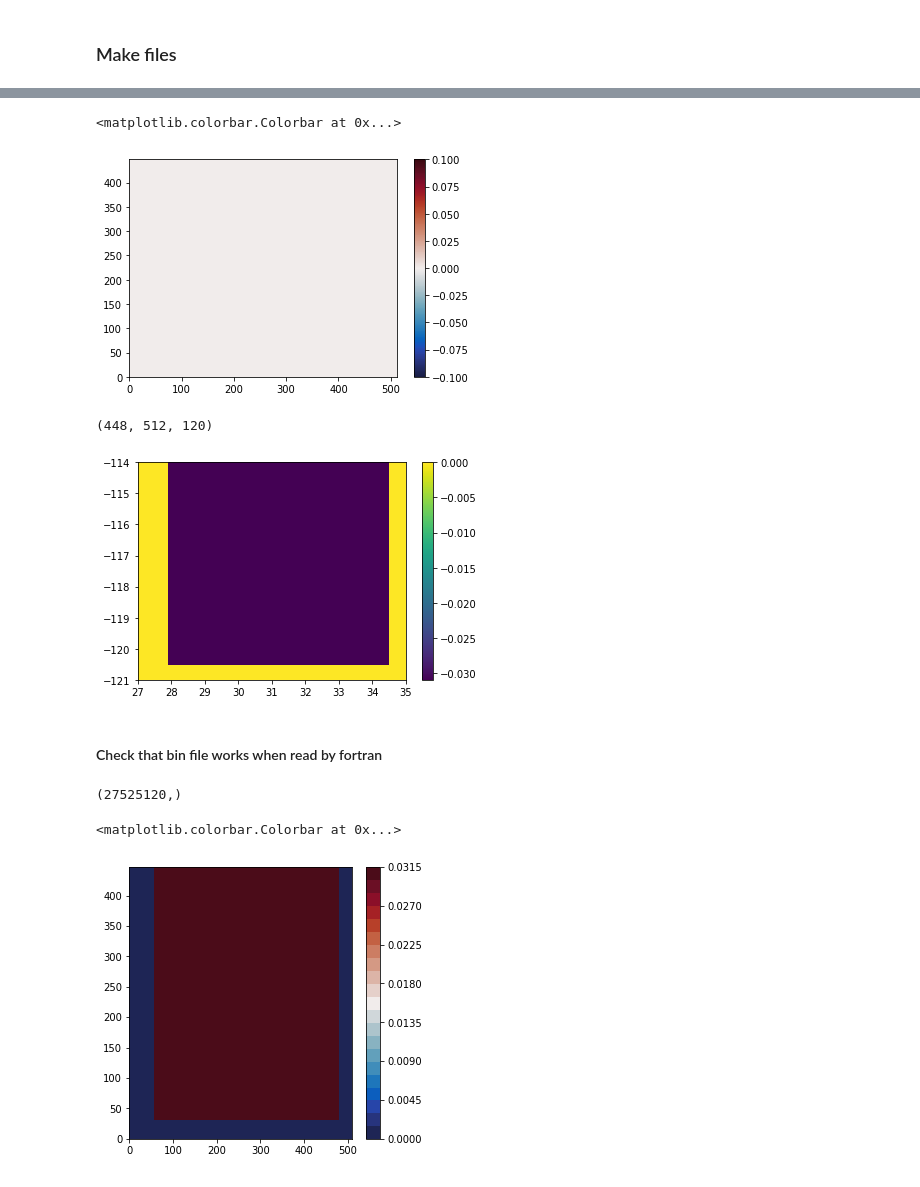
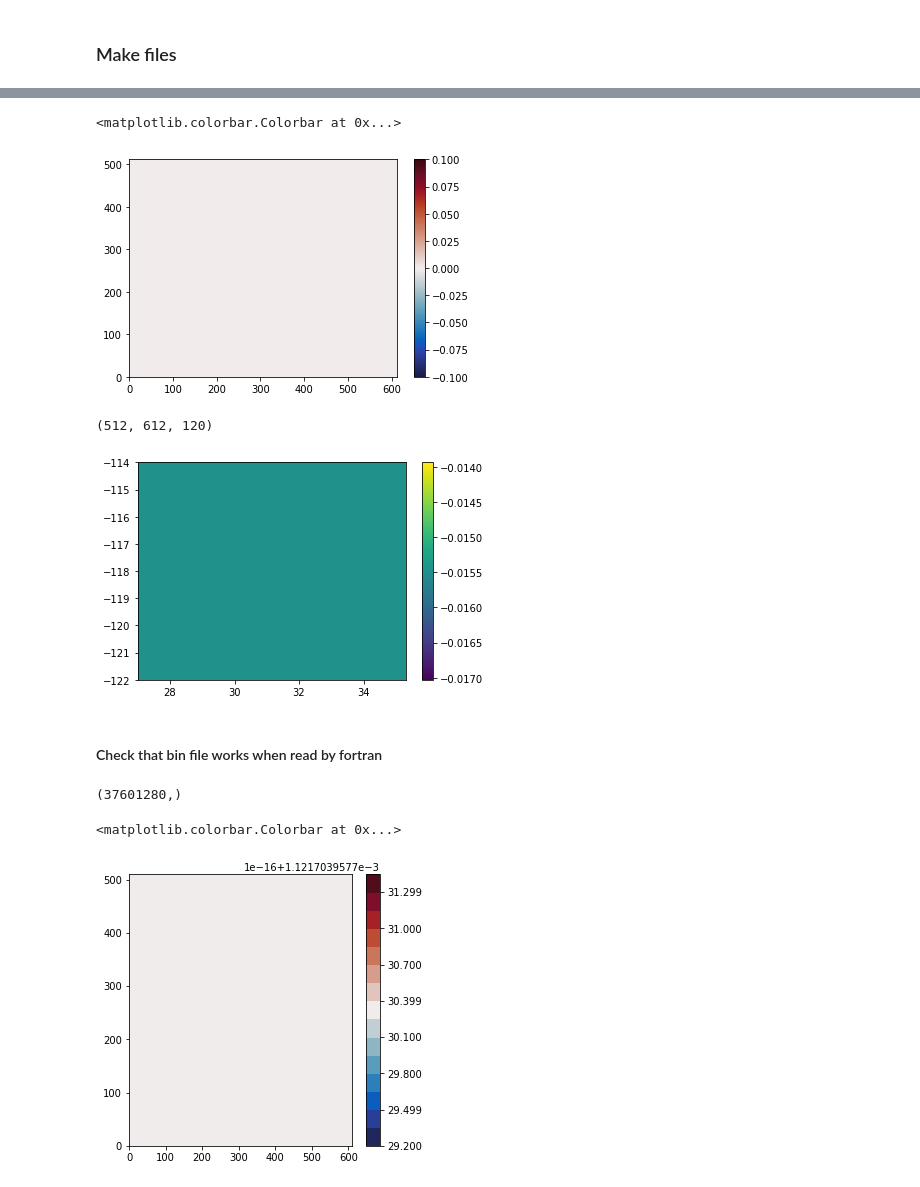
Before and after one commit to anakarinarm/notebooks_SVB, a Jupyter notebook: bathy/make_half_gaussian_pulse_winds_region.ipynb, the cells around one changed output, grey strips where cells are left out. Cells and saved outputs as stored; diff of their text form; code cells hidden in the pictures.

Commit message:
made wind files with double and half windstress

```diff
--- a/bathy/make_half_gaussian_pulse_winds_region.ipynb
+++ b/bathy/make_half_gaussian_pulse_winds_region.ipynb
@@ -18,7 +18,7 @@ Only change these values
 nt = 120 # number of wind records
 end_time = 60 # end time of records
 t = np.linspace(0,end_time,nt) # time array of wind records
-max_tau = 0.1
+max_tau = 0.1*0.5 # original 0.1
 sigma = 1
 center = 3.5
 gauss = max_tau*np.exp(-((t-center)**2)/(2*sigma))
@@ -33,22 +33,22 @@ angle_down = 300. # downwelling favourable
 nx = 512
 ny = 612
 lat_bot = 27.0
-lat_top = 35.0
+lat_top = 35.3
 
 ## Region where winds will blow (over SVB: 27.9, 30.0, -115.1, -114)
-lat1 = 27.9 #27.9
-lat2 = 34.5 #30.0
-lon1 = -120.5#-115.1
+lat1 = 27.0
+lat2 = 35.3
+lon1 = -122
 lon2 = -114
 
 ## Domain boundaries
-lon_ini = -121.0#-119.0
+lon_ini = -122.0
 lon_end = -114.0
 lat_ini = 27.0
-lat_end = 35.0#34.1
+lat_end = 35.3
 
 # filenames - 4 files created: 2 upw (zonal and meridional components), 2 downwelling (zonal and merid)
-run_desc = 'halfgauss2hr_2xTau' # descriptive string to add to wind filename.
+run_desc = 'halfgauss2hr_halfxTau' # descriptive string to add to wind filename.
                      # Final name is eg. upwelling_merid_gauss1d_160x224.bin saved in dir 160x224/
 # %% [markdown]
 ### Make files
@@ -79,7 +79,7 @@ cm = plt.pcolormesh(zonal_tau[:,:,7], cmap=cmo.cm.balance)
 plt.colorbar(cm)
 # %% [output]
 <matplotlib.colorbar.Colorbar at 0x...>
-[figure, old version]
+[figure, new version]
 # %%
 ### Set windstress to 0 outside region of interest
 lon = np.linspace(lon_ini, lon_end, nx)
@@ -108,8 +108,8 @@ pc = plt.pcolormesh(lat,lon,zonal_tau[:,:,5])
 plt.colorbar(pc)
 print(np.shape(zonal_tau))
 # %% [output]
-(448, 512, 120)
+(512, 612, 120)
-[figure, old version]
+[figure, new version]
 # %%
 ### Write binary files
 dt = np.dtype('>f8')  # float 64 big endian
@@ -142,14 +142,14 @@ fileobj.close()
 # %%
 cc=np.fromfile(wind_fname3, dtype=dt)
 print(np.shape(cc))
 
 bF=np.reshape(cc,[nx,ny,nt],'F') # F to read in Fortran order
 
 fig,ax = plt.subplots(1,1, figsize=(5,5))
 
-pc = ax.contourf(bF[:,:,5], 20, cmap=cmo.cm.balance)
+pc = ax.contourf(bF[:,:,2], 20, cmap=cmo.cm.balance)
 plt.colorbar(pc,ax=ax)
 # %% [output]
-(27525120,)
+(37601280,)
 <matplotlib.colorbar.Colorbar at 0x...>
-[figure, old version]
+[figure, new version]
```
Also changed, not shown: parts of 1 cell of this notebook, 22 other files.
